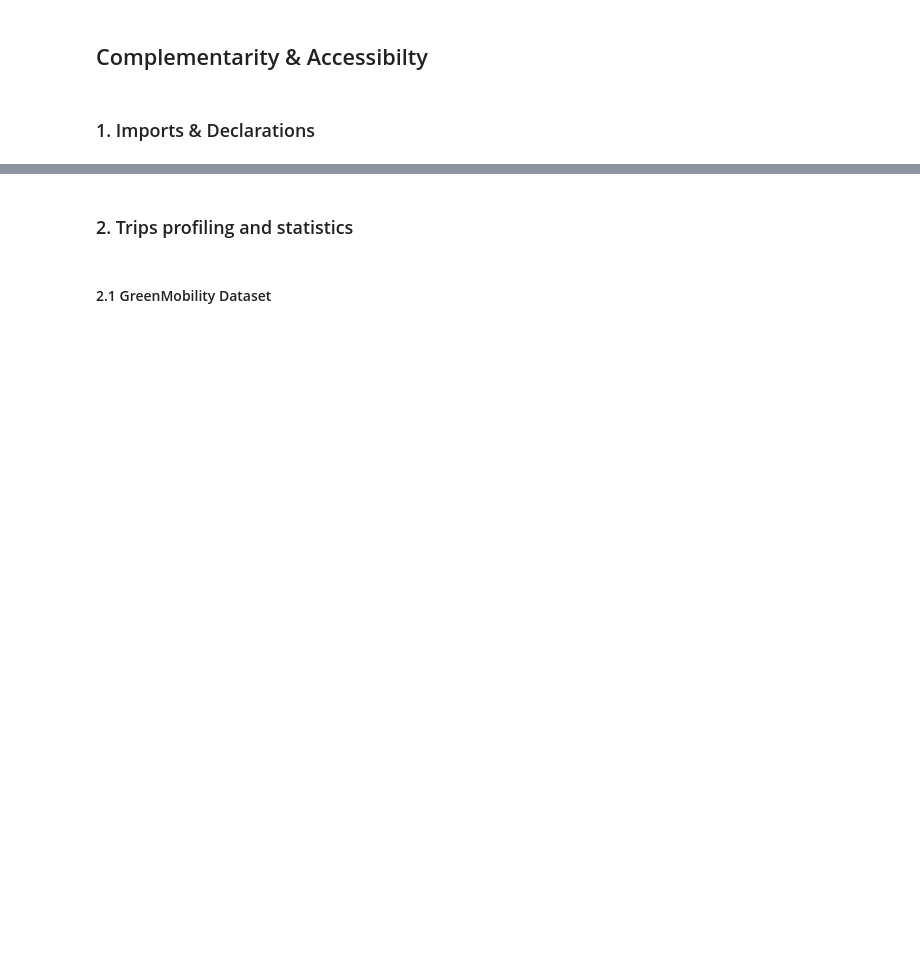
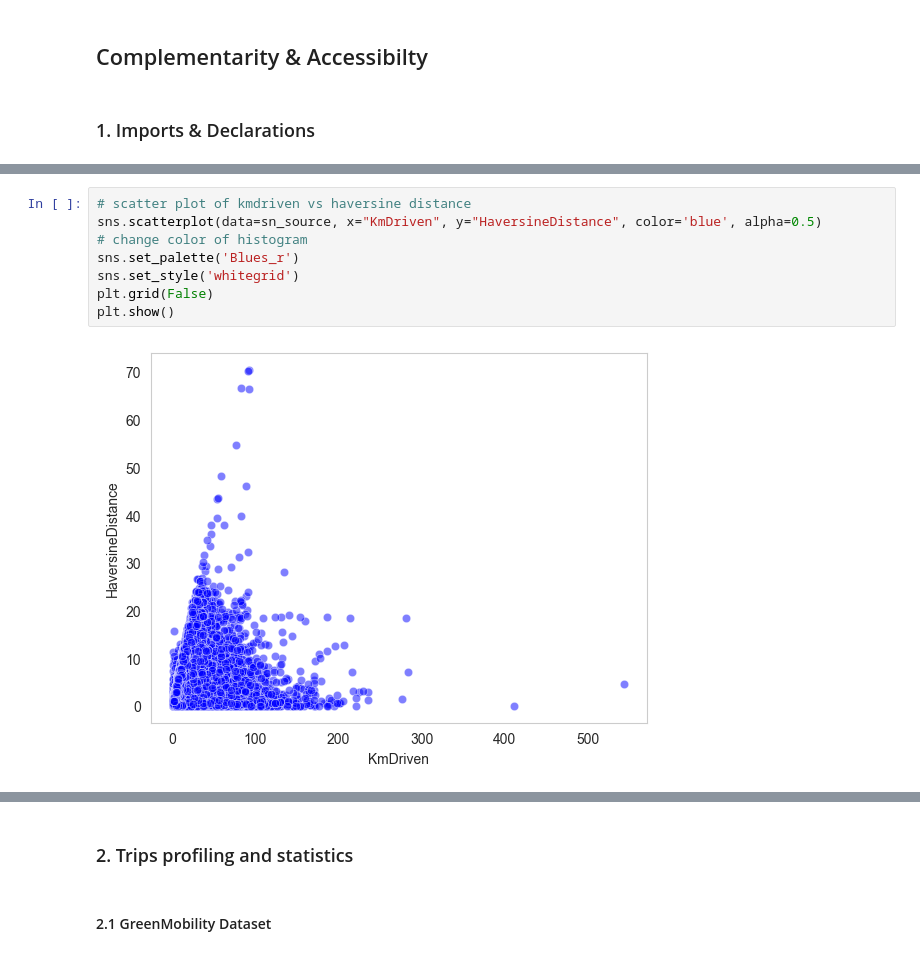
Before and after one commit to mihainipomici/multimodal_public_transport_copenhagen, a Jupyter notebook: notebooks/accesibility.ipynb, the cells around one changed output, grey strips where cells are left out. Saved outputs shown, nothing was run; the diff lists cells and outputs as text; blank space fills up the shorter version.

```diff
--- a/notebooks/accesibility.ipynb
+++ b/notebooks/accesibility.ipynb
@@ -176,0 +171,10 @@ sn_source
+# %%
+# scatter plot of kmdriven vs haversine distance
+sns.scatterplot(data=sn_source, x="KmDriven", y="HaversineDistance", color='blue', alpha=0.5)
+# change color of histogram
+sns.set_palette('Blues_r')
+sns.set_style('whitegrid')
+plt.grid(False)
+plt.show()
+# %% [output]
+[figure, added]
```
Also changed, not shown: parts of 10 cells of this notebook.
